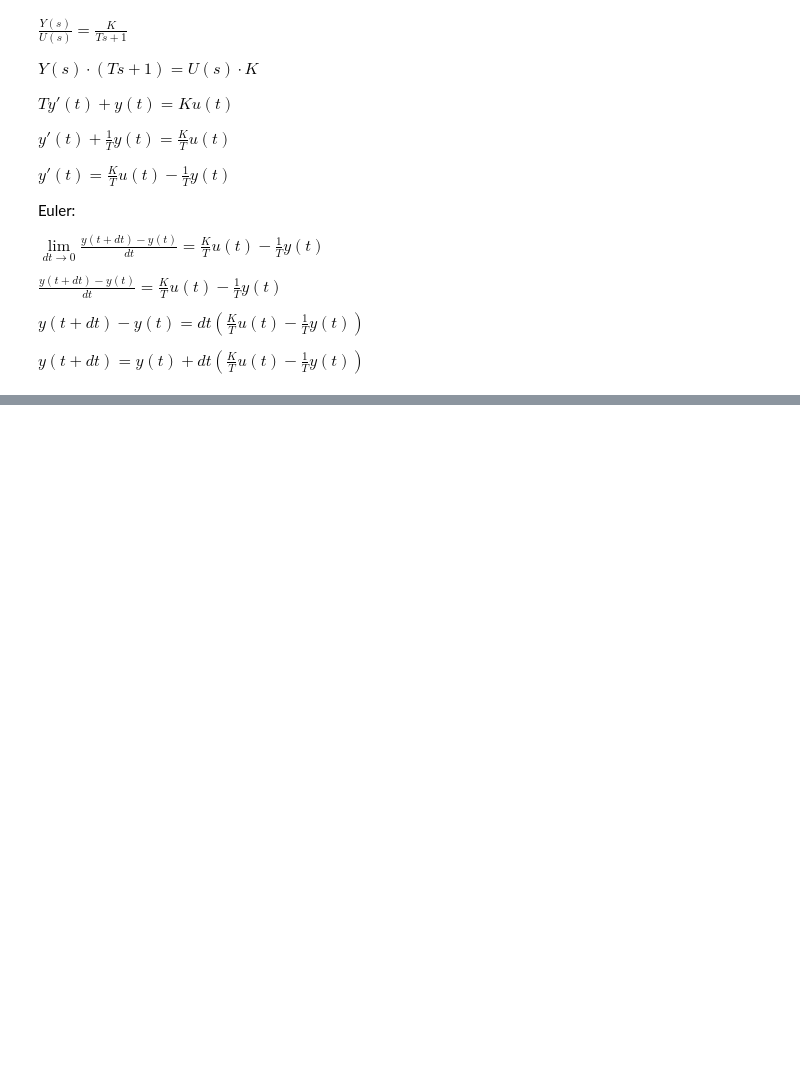
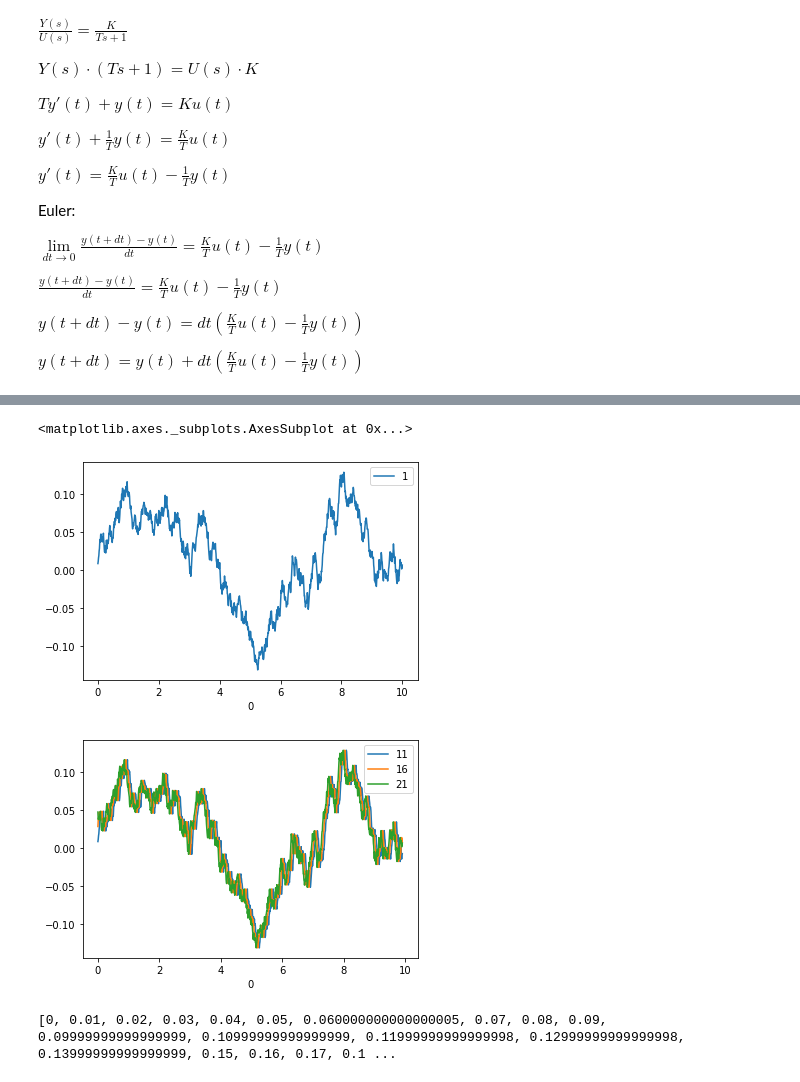
Before and after one commit to hrbolek/learning, a Jupyter notebook: itsystems/neural.ipynb, the cells around one changed output, grey strips where cells are left out. Drawn from its saved outputs; the diff is of its cells as text; code cells hidden in the pictures; blank space fills up the shorter version.

```diff
--- a/itsystems/neural.ipynb
+++ b/itsystems/neural.ipynb
@@ -36,8 +48,8 @@ def createFilter1Order(K, T, deltaTime, y0 = 0):
   k2 = 1 / T
   def filter(u):
     currentState = y0
-    for item in u:
-      result = currentState + deltaTime * (k1 * u - k2 * currentState)
+    for time, value in u:
+      result = currentState + deltaTime * (k1 * value - k2 * currentState)
       currentState = result
-      yield result
+      yield (time, result)
   return filter
@@ -57,0 +157,72 @@ y =
+# %%
+def createWindowFunc(windowSize = 10):
+  def windowFunc(gen):
+    bufferT = []
+    bufferV = []
+    for time, value in gen:
+      if len(bufferT) == windowSize:
+        yield (*bufferT, time, *bufferV, value)
+      bufferT.append(time)
+      bufferV.append(value)
+      if len(bufferT) > windowSize:
+        bufferT.pop(0)
+        bufferV.pop(0)
+  return windowFunc
+# %%
+system2 = connect(
+#    system,
+    createRandomSignal(10, 1),
+    createFilter2Order(1, 1, 1, deltaTime = deltaTime)
+)
+timeFunc = createTimeGenerator(startTime = 0, deltaTime = deltaTime, endTime = 10)
+output2 = list(system2(timeFunc()))
+seed(30)
+df = pd.DataFrame(output2)
+df.plot.line(x=0, y=1)
+window = createWindowFunc()
+output3 = window(output2)
+df3 = pd.DataFrame(output3)
+df3.plot.line(x=0,y=[11,16,21])
+# %% [output]
+<matplotlib.axes._subplots.AxesSubplot at 0x...>
+[figure, added]
+[figure, added]
+# %%
+import numpy as np
+
+import tensorflow as tf
+
+from keras.models import Sequential
+from keras.layers import Dense, Activation
+from keras.layers import LSTM
+
+
+# and window-size into a set of input/output pairs for use with our RNN model
+def window_transform_series(series, window_size):
+    # containers for input/output pairs
+    X = [series[i:i + window_size] for i in range(len(series) - window_size)]
+    y = series[window_size:]
+
+    # reshape each
+    X = np.asarray(X)
+    X.shape = (np.shape(X)[0:2])
+    y = np.asarray(y)
+    y.shape = (len(y), 1)
+
+    return X, y
+
+
+# TODO: build an RNN to perform regression on our time series input/output data
+def build_part1_RNN(window_size):
+    model = tf.keras.Sequential()
+    model.add(tf.keras.layers.LSTM(units=5, input_shape=(window_size, 1)))
+    model.add(tf.keras.layers.Dense(units=1))
+    return model
+
+windowSize = 10
+output2a = list(map(lambda item: item[0], output2))
+print(output2a)
+#print(window_transform_series(output2a, windowSize))
+model = build_part1_RNN(windowSize)
+# %% [output]
+[0, 0.01, 0.02, 0.03, 0.04, 0.05, 0.060000000000000005, 0.07, 0.08, 0.09, 0.09999999999999999, 0.10999999999999999, 0.11999999999999998, 0.12999999999999998, 0.13999999999999999, 0.15, 0.16, 0.17, 0.1 ...
```
Also changed, not shown: parts of 11 cells of this notebook.
